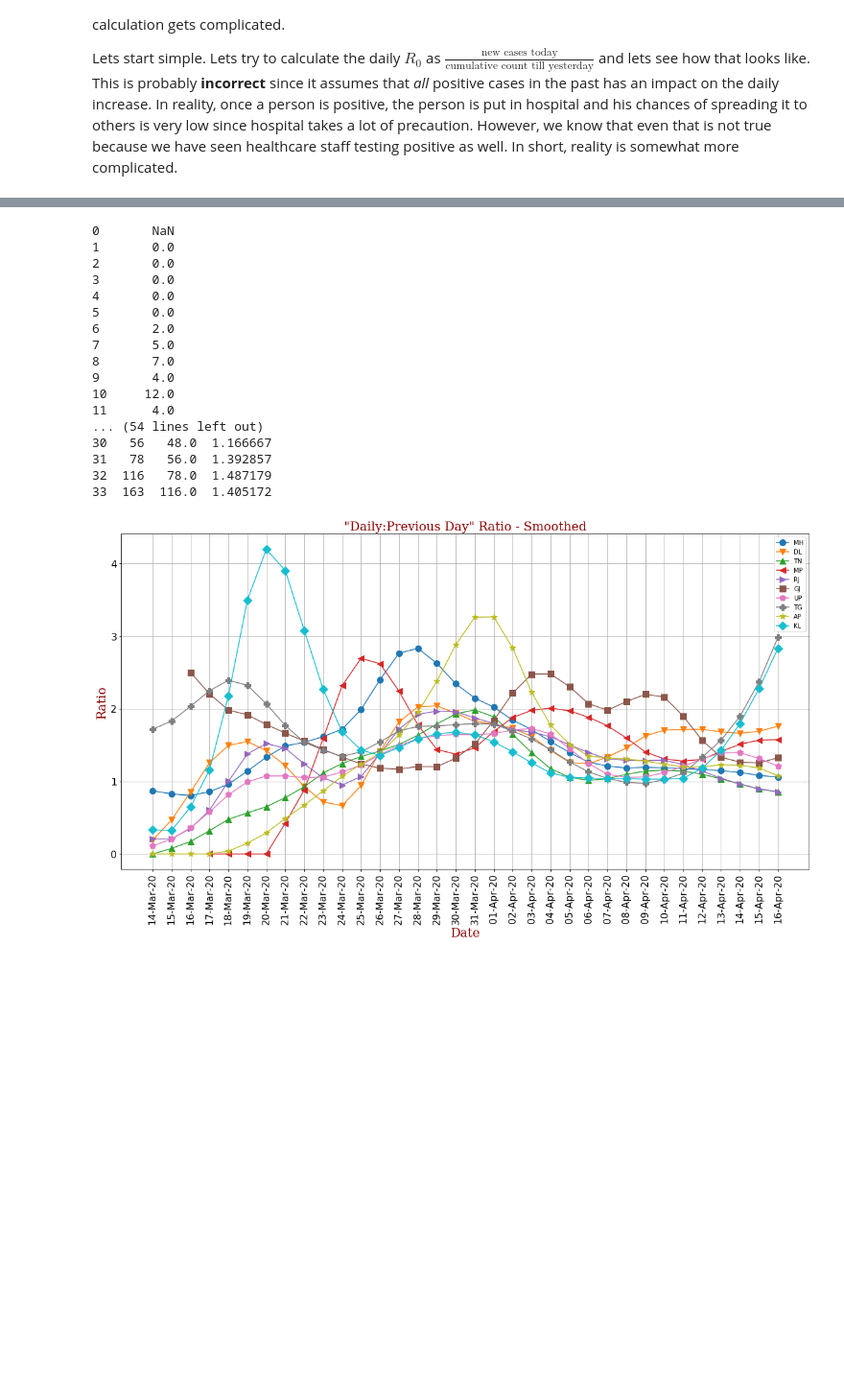
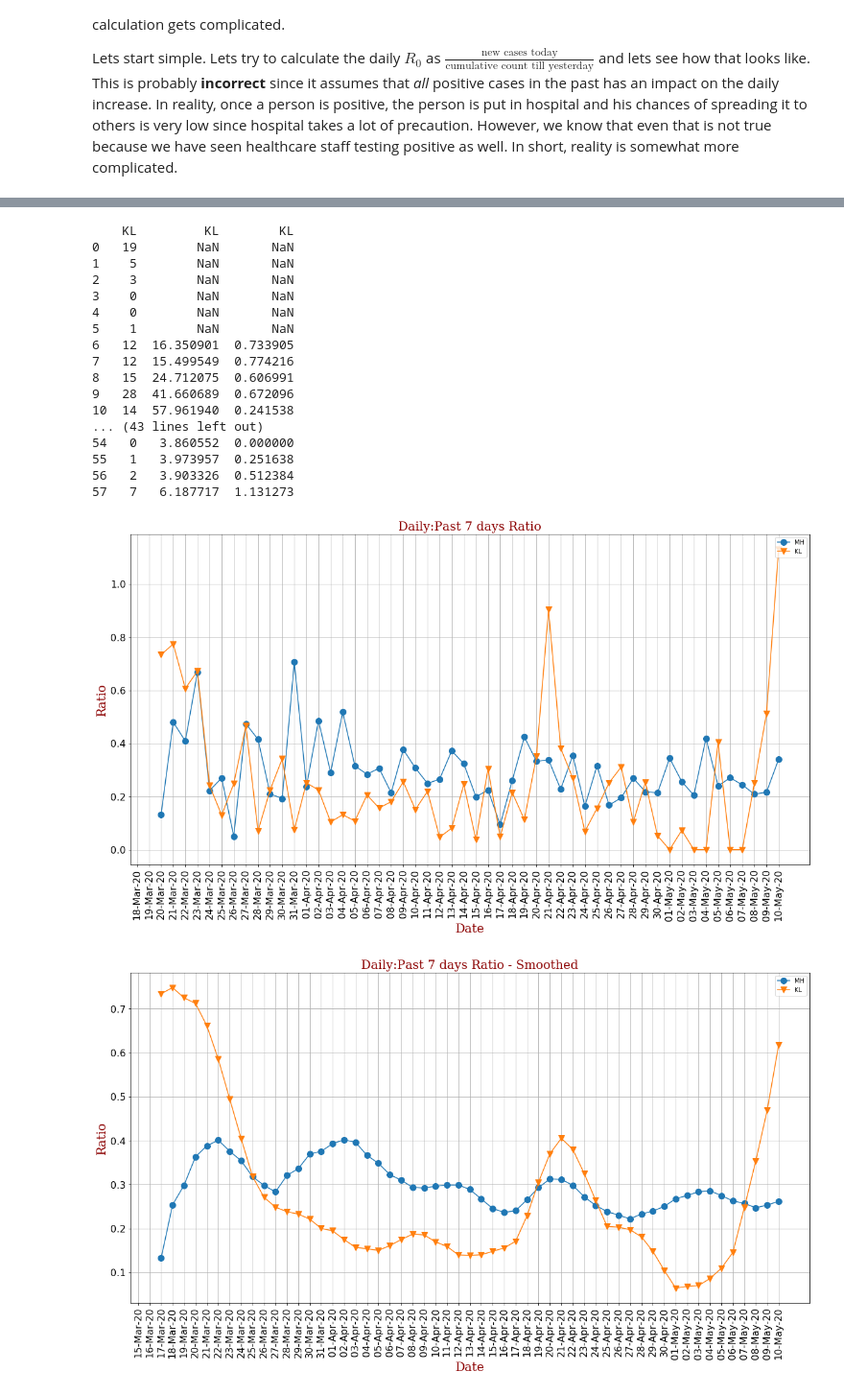
Before and after one commit to amsaha/covid-20, a Jupyter notebook: India Covid19.ipynb, the cells around one changed output, grey strips where cells are left out. Shown at 96% size. Cells and saved outputs as stored; diff of their text form; code cells hidden in the pictures; blank space fills up the shorter version.

```diff
--- a/India Covid19.ipynb
+++ b/India Covid19.ipynb
@@ -45,4 +96,4 @@ myfontsize=16
 std_dev=2
 
 # days to use as window for rolling calculations
-window=5
+window=7
@@ -265,31 +402,34 @@ By that logic, the most aggressive estimate of $R_0$ would be to assume that *on
 # %%
-shifted=confirmed.shift(1)
-r0_max = confirmed/shifted
-state='GJ'
-print(pd.concat([confirmed[state], shifted[state],r0_max[state]], axis=1, sort=False))
-#plot_states(dates, r0_max, index_list, legend_list, '"Daily:Previous Day" Ratio', 'Date', 'Ratio', legend_loc=1)
+rolling = confirmed.rolling(window, win_type='gaussian', min_periods=window).sum(std=2)
+r0_min = confirmed/rolling
+state='KL'
+print(pd.concat([confirmed[state], rolling[state], r0_min[state]], axis=1, sort=False))
 
-smoothed_r0_max = r0_max.rolling(window,
+smoothed_r0_min = r0_min.rolling(window,
                              win_type='gaussian',
                              min_periods=1,
                              center=True).mean(std=2)
-plot_states(dates, smoothed_r0_max, index_list, legend_list, '"Daily:Previous Day" Ratio - Smoothed', 'Date', 'Ratio', legend_loc=1)
+index_list = ['MH', 'KL']
+legend_list = ['MH', 'KL']
+plot_states(dates, r0_min, index_list, legend_list, f'Daily:Past {window} days Ratio', 'Date', 'Ratio', legend_loc=1)
+plot_states(dates, smoothed_r0_min, index_list, legend_list, f'Daily:Past {window} days Ratio - Smoothed', 'Date', 'Ratio', legend_loc=1)
 # %% [output]
-0       NaN
-1       0.0
-2       0.0
-3       0.0
-4       0.0
-5       0.0
-6       2.0
-7       5.0
-8       7.0
-9       4.0
-10     12.0
-11      4.0
-... (54 lines left out)
-30   56   48.0  1.166667
-31   78   56.0  1.392857
-32  116   78.0  1.487179
-33  163  116.0  1.405172
+    KL         KL        KL
+0   19        NaN       NaN
+1    5        NaN       NaN
+2    3        NaN       NaN
+3    0        NaN       NaN
+4    0        NaN       NaN
+5    1        NaN       NaN
+6   12  16.350901  0.733905
+7   12  15.499549  0.774216
+8   15  24.712075  0.606991
+9   28  41.660689  0.672096
+10  14  57.961940  0.241538
+... (43 lines left out)
+54   0   3.860552  0.000000
+55   1   3.973957  0.251638
+56   2   3.903326  0.512384
+57   7   6.187717  1.131273
-[figure, old version]
+[figure, new version]
+[figure, added]
```
Also changed, not shown: parts of 17 cells of this notebook, 1 other file.
